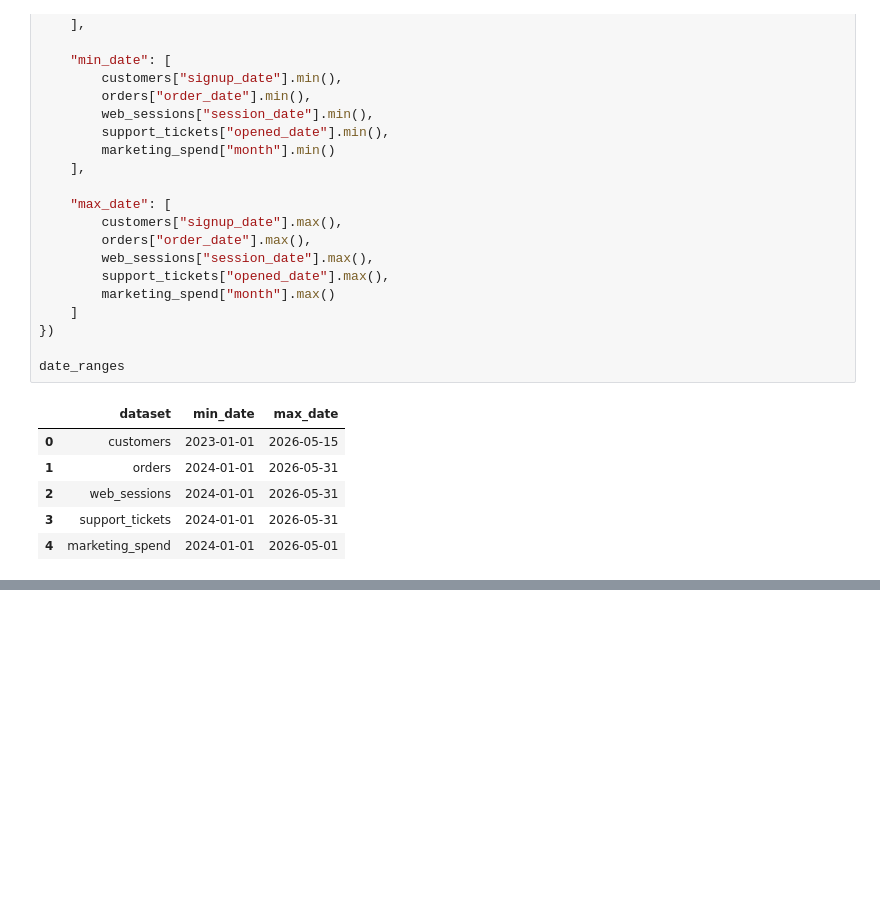
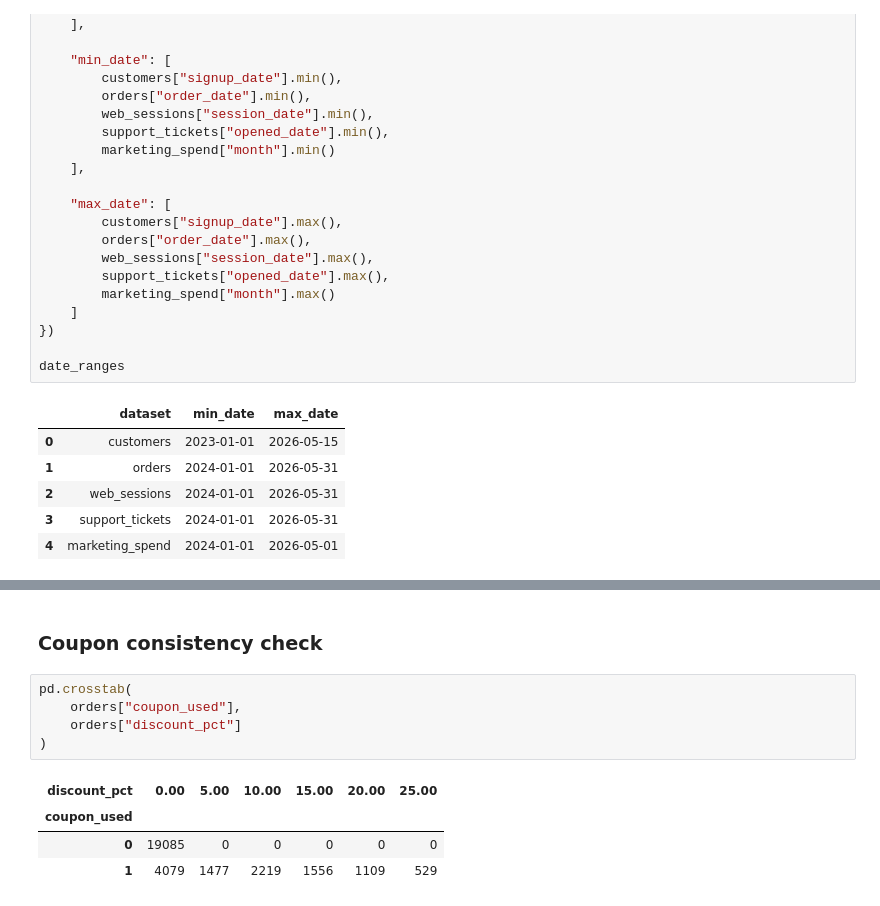
Before and after one commit to mansidevi8128-glitch/RetailPulse360-Customer-Analytics, a Jupyter notebook: notebooks/01_data_quality_eda.ipynb, the cells around one changed output, grey strips where cells are left out. Saved outputs shown, nothing was run; the diff lists cells and outputs as text; blank space fills up the shorter version.

```diff
--- a/notebooks/01_data_quality_eda.ipynb
+++ b/notebooks/01_data_quality_eda.ipynb
@@ -442,0 +858,12 @@ date_ranges
+# %% [markdown]
+### Coupon consistency check
+# %%
+pd.crosstab(
+    orders["coupon_used"],
+    orders["discount_pct"]
+)
+# %% [output]
+| discount_pct | 0.00 | 5.00 | 10.00 | 15.00 | 20.00 | 25.00 |
+| coupon_used |  |  |  |  |  |  |
+| 0 | 19085 | 0 | 0 | 0 | 0 | 0 |
+| 1 | 4079 | 1477 | 2219 | 1556 | 1109 | 529 |
```
Also changed, not shown: parts of 53 cells of this notebook.
